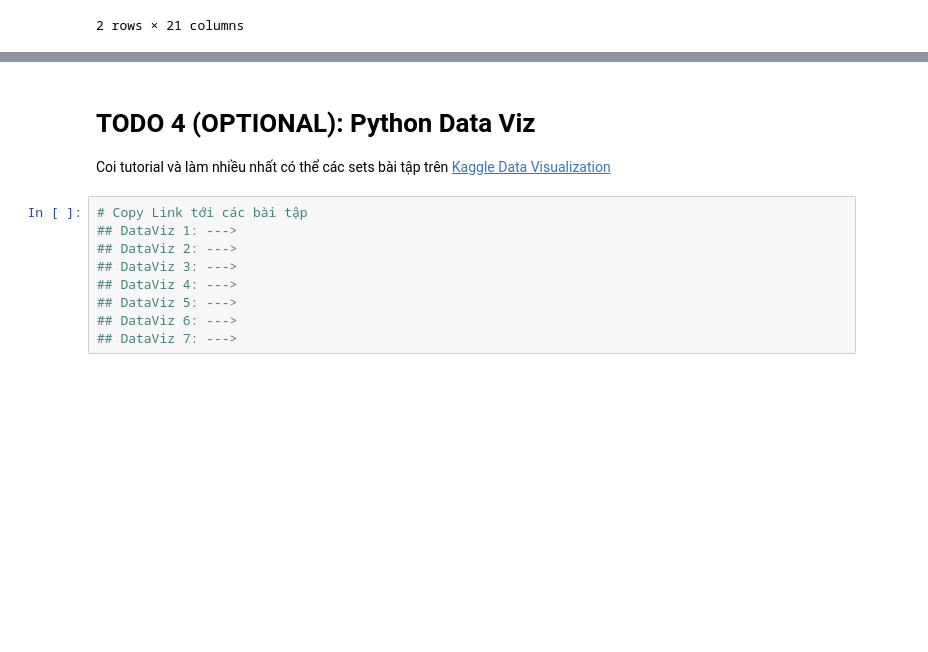
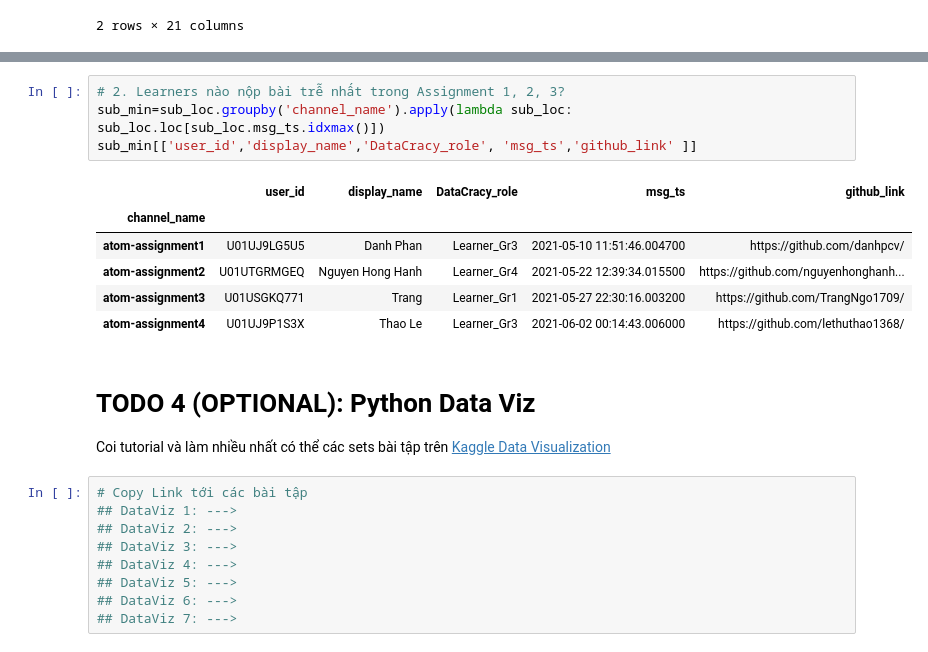
Before and after one commit to phamdinhtuan200382/atom-assignments, a Jupyter notebook: assignment_5/home_assignment_5.ipynb, the cells around one changed output, grey strips where cells are left out. Cells and saved outputs as stored; diff of their text form; blank space fills up the shorter version.

```diff
--- a/assignment_5/home_assignment_5.ipynb
+++ b/assignment_5/home_assignment_5.ipynb
@@ -231,6 +230,17 @@ sub_min[['user_id','display_name','DataCracy_role', 'msg_ts','github_link' ]]
 | atom-assignment2 | U01UQGZHSTZ | Toan Tran | Learner_Gr2 | 2021-05-12 22:50:48.004000 | https://github.com/toantran2206/ |
 | atom-assignment3 | U01UTGRMGEQ | Nguyen Hong Hanh | Learner_Gr4 | 2021-05-16 19:08:08.018900 | https://github.com/nguyenhonghanh... |
 | atom-assignment4 | U01UJ9M3P1T | Cao Nguyen Huy Hoang | Learner_Gr2 | 2021-05-26 00:46:52.015200 | https://github.com/cnhhoang850/ |
+# %%
+# 2. Learners nào nộp bài trễ nhất trong Assignment 1, 2, 3?
+sub_min=sub_loc.groupby('channel_name').apply(lambda sub_loc: sub_loc.loc[sub_loc.msg_ts.idxmax()])
+sub_min[['user_id','display_name','DataCracy_role', 'msg_ts','github_link' ]]
+# %% [output]
+|  | user_id | display_name | DataCracy_role | msg_ts | github_link |
+| channel_name |  |  |  |  |  |
+| atom-assignment1 | U01UJ9LG5U5 | Danh Phan | Learner_Gr3 | 2021-05-10 11:51:46.004700 | https://github.com/danhpcv/ |
+| atom-assignment2 | U01UTGRMGEQ | Nguyen Hong Hanh | Learner_Gr4 | 2021-05-22 12:39:34.015500 | https://github.com/nguyenhonghanh... |
+| atom-assignment3 | U01USGKQ771 | Trang | Learner_Gr1 | 2021-05-27 22:30:16.003200 | https://github.com/TrangNgo1709/ |
+| atom-assignment4 | U01UJ9P1S3X | Thao Le | Learner_Gr3 | 2021-06-02 00:14:43.006000 | https://github.com/lethuthao1368/ |
 # %% [markdown]
 # TODO 4 (OPTIONAL): Python Data Viz
 Coi tutorial và làm nhiều nhất có thể các sets bài tập trên [Kaggle Data Visualization](https://www.kaggle.com/learn/data-visualization)
```
Also changed, not shown: parts of 2 cells of this notebook.
